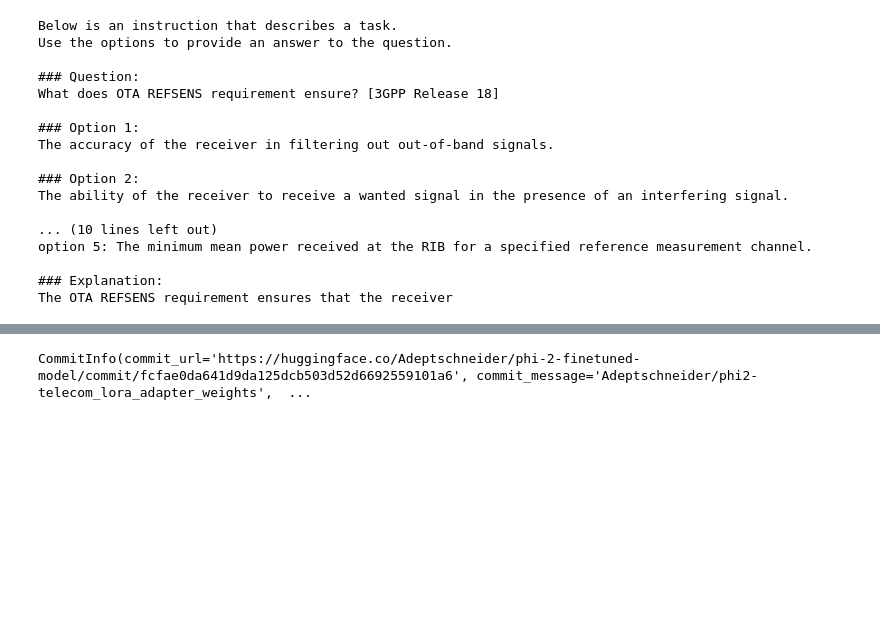
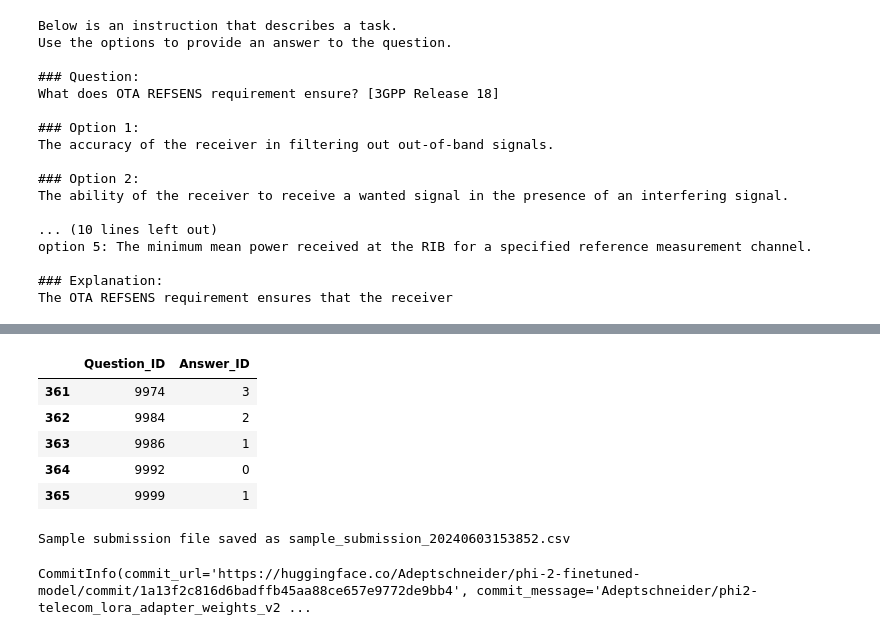
Before and after one commit to Ronnie-Leon76/Specializing-LLMs-for-Telecom, a Jupyter notebook: Fine_tune_Phi_2_Finetuned_Notebook.ipynb, the cells around one changed output, grey strips where cells are left out. Drawn from its saved outputs; the diff is of its cells as text; code cells hidden in the pictures; blank space fills up the shorter version.

```diff
--- a/Fine_tune_Phi_2_Finetuned_Notebook.ipynb
+++ b/Fine_tune_Phi_2_Finetuned_Notebook.ipynb
@@ -406,7 +492,22 @@ The OTA REFSENS requirement ensures that the receiver
+# %%
+sample_submission_df.tail()
+# %% [output]
+|  | Question_ID | Answer_ID |
+| 361 | 9974 | 3 |
+| 362 | 9984 | 2 |
+| 363 | 9986 | 1 |
+| 364 | 9992 | 0 |
+| 365 | 9999 | 1 |
+# %%
+timestamp = pd.Timestamp.now().strftime('%Y%m%d%H%M%S')
+sample_submission_df.to_csv(f'sample_submission_{timestamp}.csv', index=False)
+print(f"Sample submission file saved as sample_submission_{timestamp}.csv")
+# %% [output]
+Sample submission file saved as sample_submission_20240603153852.csv
 # %%
 trainer.model.save_pretrained("Adeptschneider/phi2-telecom_lora_adapter_weights")
 # %%
-trainer.push_to_hub("Adeptschneider/phi2-telecom_lora_adapter_weights")
+trainer.push_to_hub("Adeptschneider/phi2-telecom_lora_adapter_weights_v2.0")
 # %% [output]
-CommitInfo(commit_url='https://huggingface.co/Adeptschneider/phi-2-finetuned-model/commit/fcfae0da641d9da125dcb503d52d6692559101a6', commit_message='Adeptschneider/phi2-telecom_lora_adapter_weights',  ...
+CommitInfo(commit_url='https://huggingface.co/Adeptschneider/phi-2-finetuned-model/commit/1a13f2c816d6badffb45aa88ce657e9772de9bb4', commit_message='Adeptschneider/phi2-telecom_lora_adapter_weights_v2 ...
 # %%
```
Also changed, not shown: parts of 15 cells of this notebook, 3 other files.
